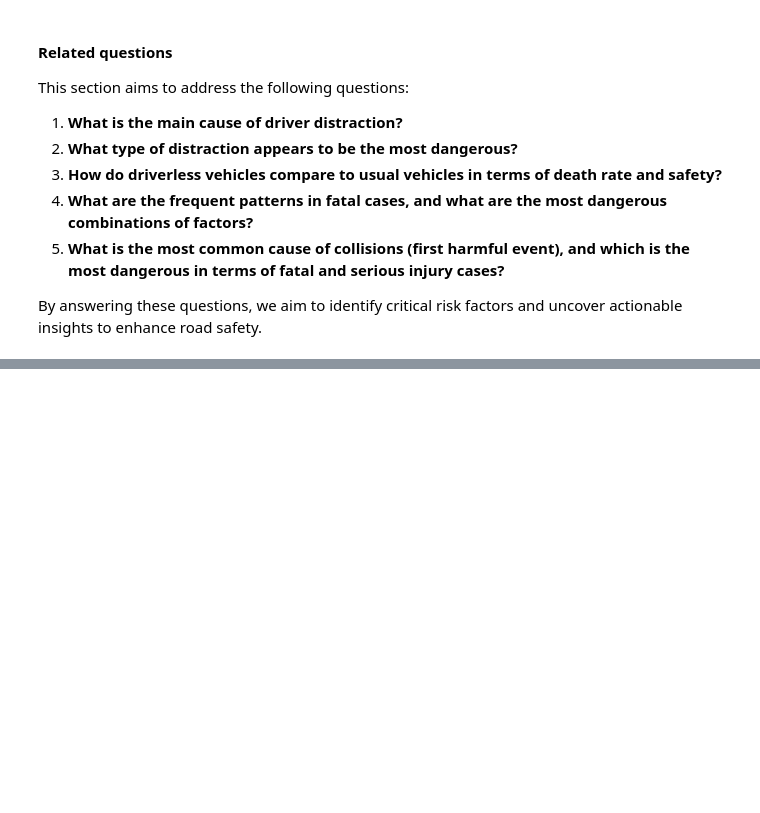
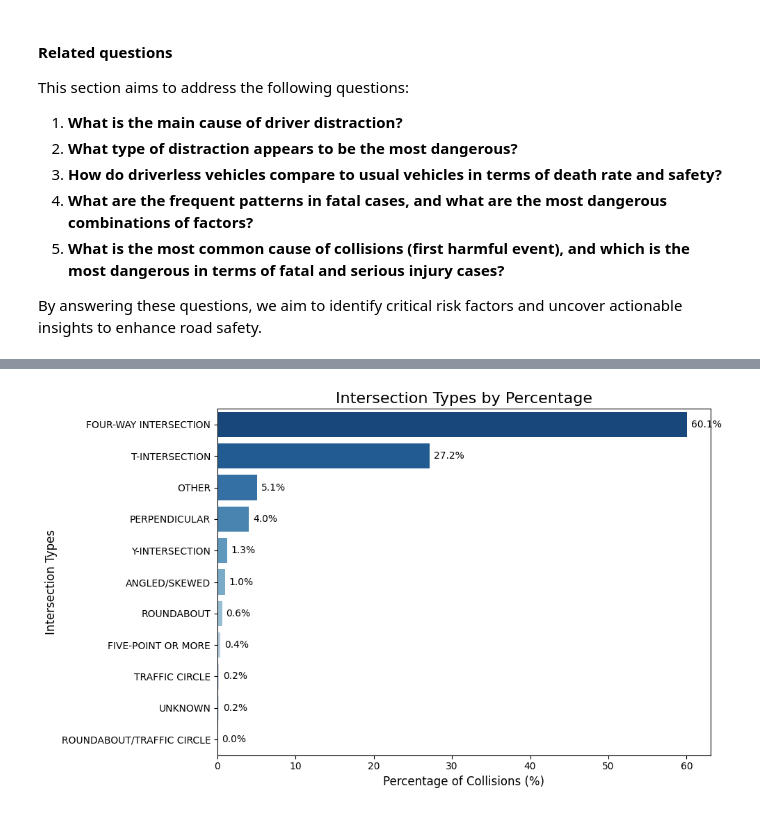
Before and after one commit to stanislavlia/collisions_analysis_dtsa5506, a Jupyter notebook: analysis.ipynb, the cells around one changed output, grey strips where cells are left out. Saved outputs shown, nothing was run; the diff lists cells and outputs as text; code cells hidden in the pictures; blank space fills up the shorter version.

```diff
--- a/analysis.ipynb
+++ b/analysis.ipynb
@@ -1025,0 +1160,18 @@ By answering these questions, we aim to identify critical risk factors and uncov
+# %%
+# Prepare the data with percentages
+intersection_types_df = incidents_df["intersection_type"].value_counts().reset_index()
+intersection_types_df.columns = ["Intersection Type", "Count"]
+intersection_types_df["Percentage"] = (intersection_types_df["Count"] / intersection_types_df["Count"].sum()) * 100
+
+# Plot using the function
+plot_barchart(
+    data=intersection_types_df,
+    y_col="Intersection Type",
+    x_col="Percentage",
+    title="Intersection Types by Percentage",
+    color="Blues_r",
+    xlabel="Percentage of Collisions (%)",
+    ylabel="Intersection Types"
+)
+# %% [output]
+[figure, added]
```
Also changed, not shown: parts of 11 cells of this notebook.
